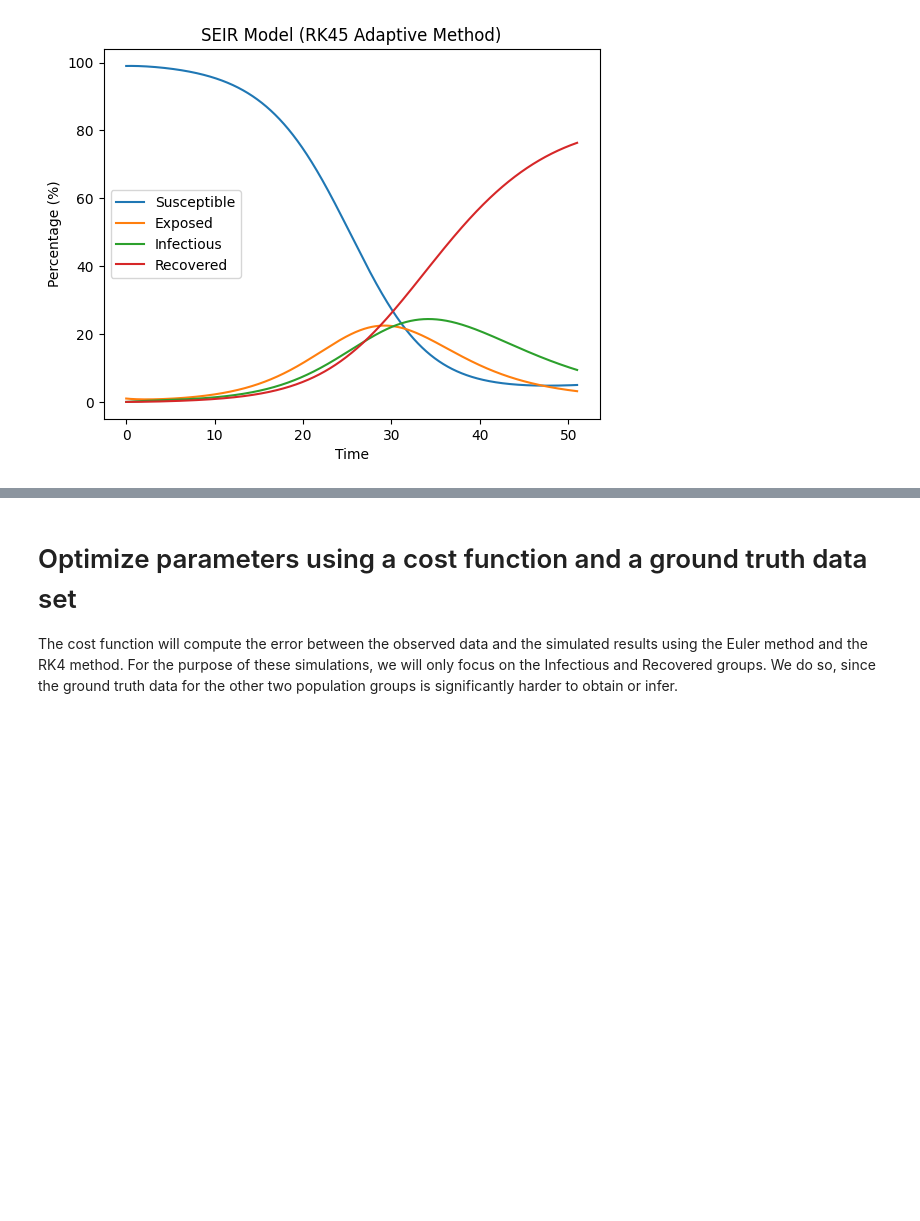
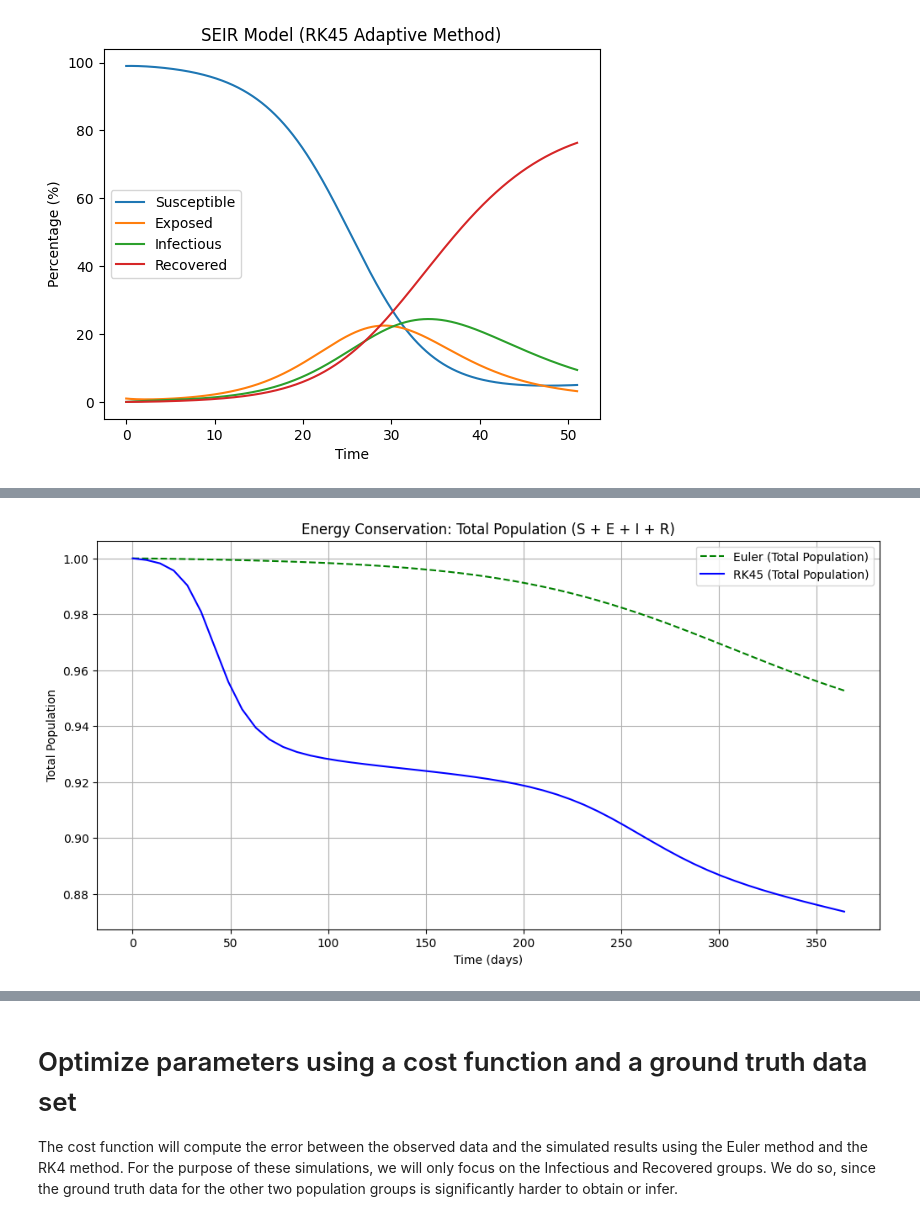
Before and after one commit to Jerjes0/DSC212_FA24_Group9, a Jupyter notebook: notebooks/euler_rk4_method.ipynb, the cells around one changed output, grey strips where cells are left out. Drawn from its saved outputs; the diff is of its cells as text; code cells hidden in the pictures; blank space fills up the shorter version.

```diff
--- a/notebooks/euler_rk4_method.ipynb
+++ b/notebooks/euler_rk4_method.ipynb
@@ -333,0 +405,24 @@ def simulate_seir(params, time, X0, dt, method):
+# %%
+## Energy conservation
+#
+time_energy = np.arange(0, 365, 7)  # 1 year
+results_euler_energy = simulate_seir(params, time_energy, X0, dt=1, method='euler')
+results_rk45_energy = simulate_seir(params, time_energy, X0, dt=1, method='rk45')
+
+# Compute total population for both methods
+total_euler = np.sum(results_euler_energy, axis=1)
+total_rk45 = np.sum(results_rk45_energy, axis=1)
+
+plt.figure(figsize=(12, 6))
+plt.title('Energy Conservation: Total Population (S + E + I + R)')
+
+plt.plot(time_energy, total_euler, label='Euler (Total Population)', linestyle="--", color="green")
+plt.plot(time_energy, total_rk45, label='RK45 (Total Population)', linestyle="-", color="blue")
+
+plt.xlabel("Time (days)")
+plt.ylabel("Total Population")
+plt.legend()
+plt.grid()
+plt.show()
+# %% [output]
+[figure, added]
```
Also changed, not shown: parts of 9 cells of this notebook.
